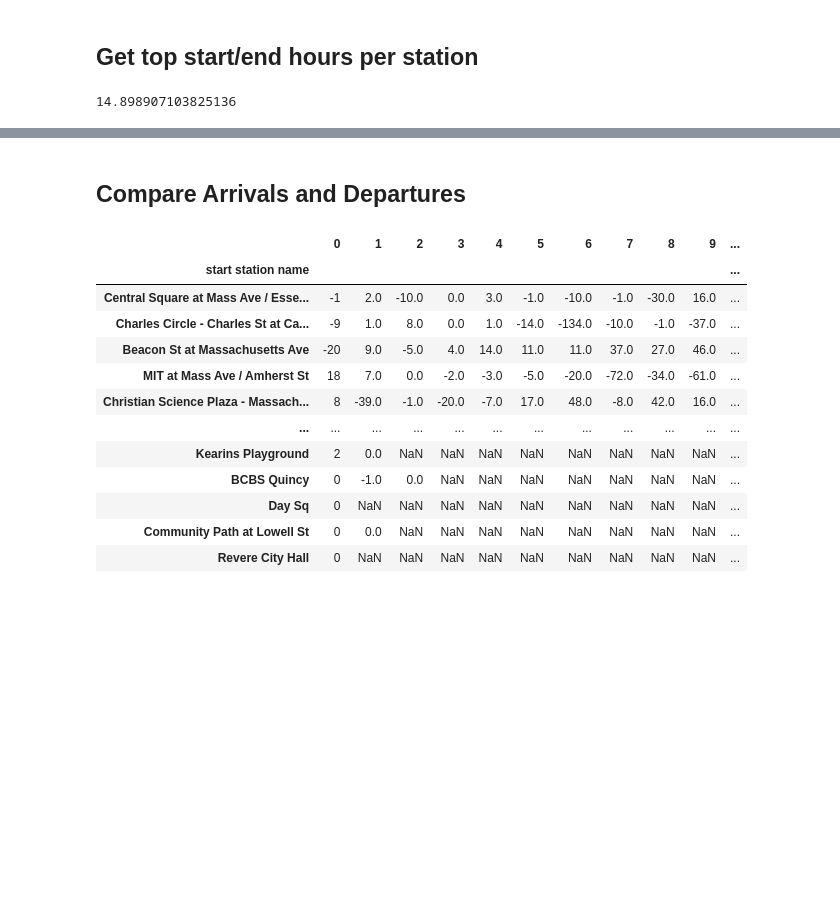
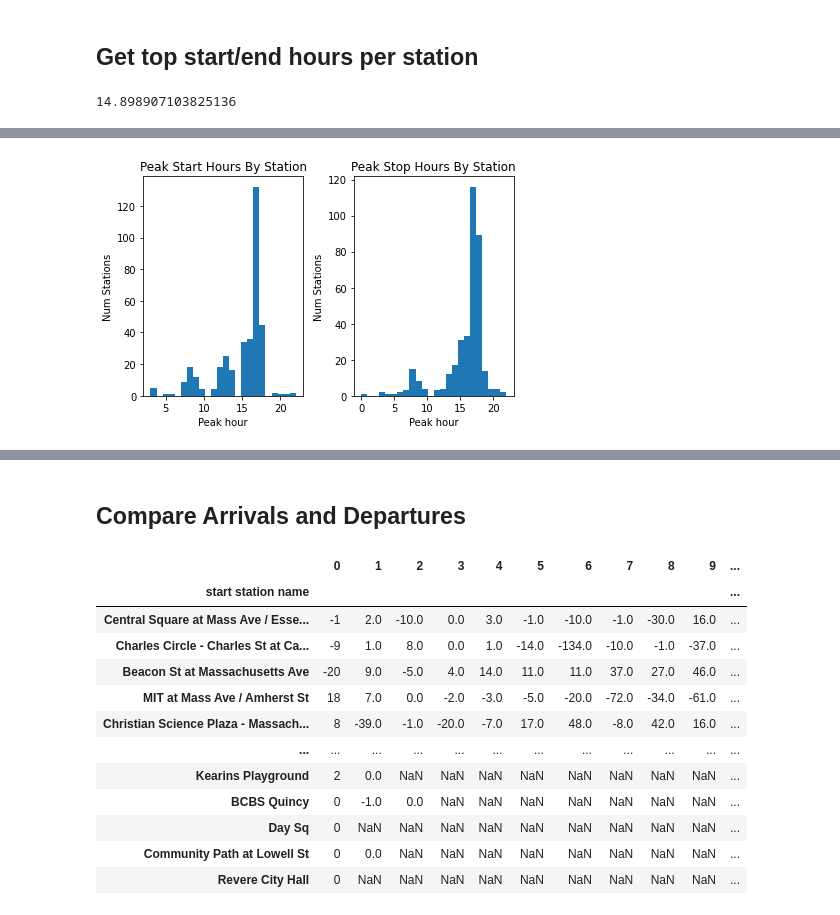
Before and after one commit to alandler/1.041_project, a Jupyter notebook: Bluebikes Analysis.ipynb, the cells around one changed output, grey strips where cells are left out. Saved outputs shown, nothing was run; the diff lists cells and outputs as text; code cells hidden in the pictures; blank space fills up the shorter version.

```diff
--- a/Bluebikes Analysis.ipynb
+++ b/Bluebikes Analysis.ipynb
@@ -383,0 +352,14 @@ plt.hist(start_hours[0])
+# %%
+fig, axs = plt.subplots(1,2)
+l = ["Start", "Stop"]
+l2 = [start_hours,stop_hours]
+
+for i in range(2):
+    axs[i].hist(l2[i][0], bins = 24)
+    axs[i].set_title("Peak "+ l[i] +" Hours By Station")
+    axs[i].set_xlabel("Peak hour")
+    axs[i].set_ylabel("Num Stations")
+
+fig.tight_layout()
+# %% [output]
+[figure, added]
```
Also changed, not shown: parts of 29 cells of this notebook, 1 other file.
